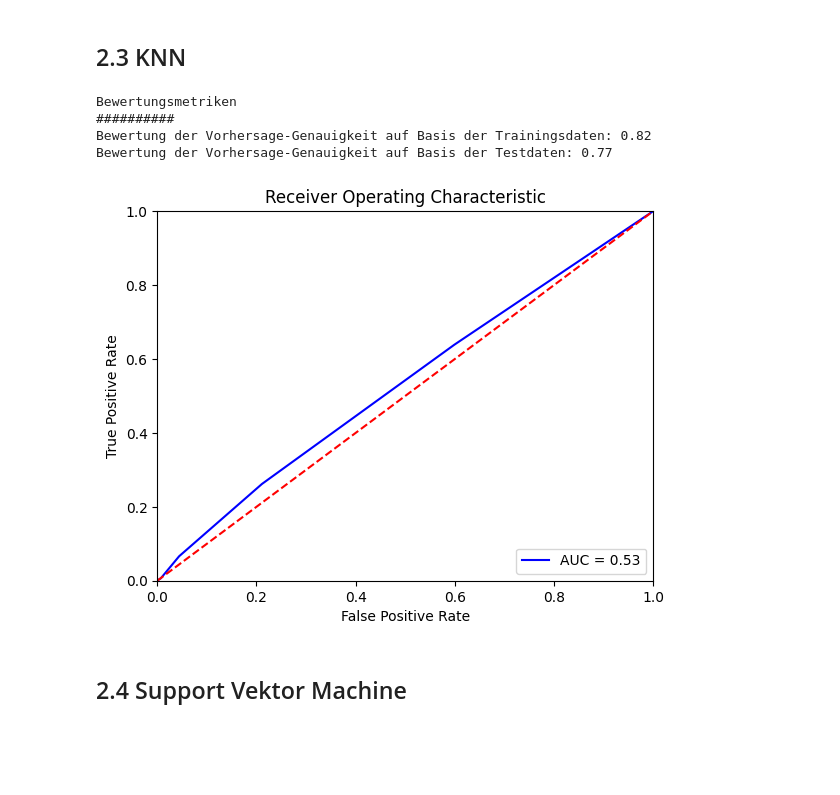
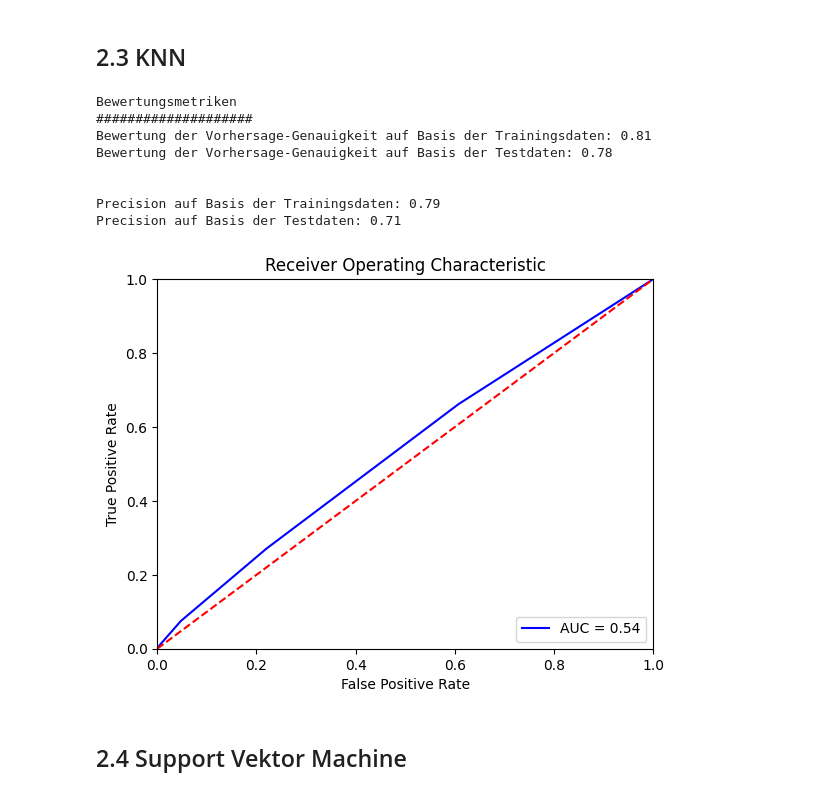
Before and after one commit to sebastianiu/Prognosemodell_Online_Kreditzahlungsverkehr, a Jupyter notebook: models/dev/Modell.ipynb, the cells around one changed output. Drawn from its saved outputs; the diff is of its cells as text; code cells hidden in the pictures; blank space fills up the shorter version.

```diff
--- a/models/dev/Modell.ipynb
+++ b/models/dev/Modell.ipynb
@@ -122,22 +145,31 @@ Bewertung der Vorhersage-Genauigkeit auf Basis der Testdaten: 0.79
 # %%
 from sklearn.neighbors import KNeighborsClassifier
 
 KNN = KNeighborsClassifier()
 KNN.fit(x_train, y_train)
 
 y_pred_proba = KNN.predict_proba(x_test)
 
 print('Bewertungsmetriken')
 print('#'*20)
 print(f"Bewertung der Vorhersage-Genauigkeit auf Basis der Trainingsdaten: {round(KNN.score(x_train, y_train),2)}")
 print(f"Bewertung der Vorhersage-Genauigkeit auf Basis der Testdaten: {round(KNN.score(x_test, y_test),2)}")
 print('\n')
+precision_train = round(precision_score(y_train,KNN.predict(x_train),zero_division=1.0,average='weighted'),2)
+precision_test = round(precision_score(y_test,KNN.predict(x_test),zero_division=1.0,average='weighted'),2)
+print(f"Precision auf Basis der Trainingsdaten: {precision_train}")
+print(f"Precision auf Basis der Testdaten: {precision_test}")
+print('\n')
 auc_visualisierung(KNN,x_test,y_test)
 # %% [output]
 Bewertungsmetriken
-##########
-Bewertung der Vorhersage-Genauigkeit auf Basis der Trainingsdaten: 0.82
-Bewertung der Vorhersage-Genauigkeit auf Basis der Testdaten: 0.77
+####################
+Bewertung der Vorhersage-Genauigkeit auf Basis der Trainingsdaten: 0.81
+Bewertung der Vorhersage-Genauigkeit auf Basis der Testdaten: 0.78
+
+
+Precision auf Basis der Trainingsdaten: 0.79
+Precision auf Basis der Testdaten: 0.71
-[figure, old version]
+[figure, new version]
 # %% [markdown]
 ## 2.4 Support Vektor Machine
```
Also changed, not shown: parts of 3 cells of this notebook.
